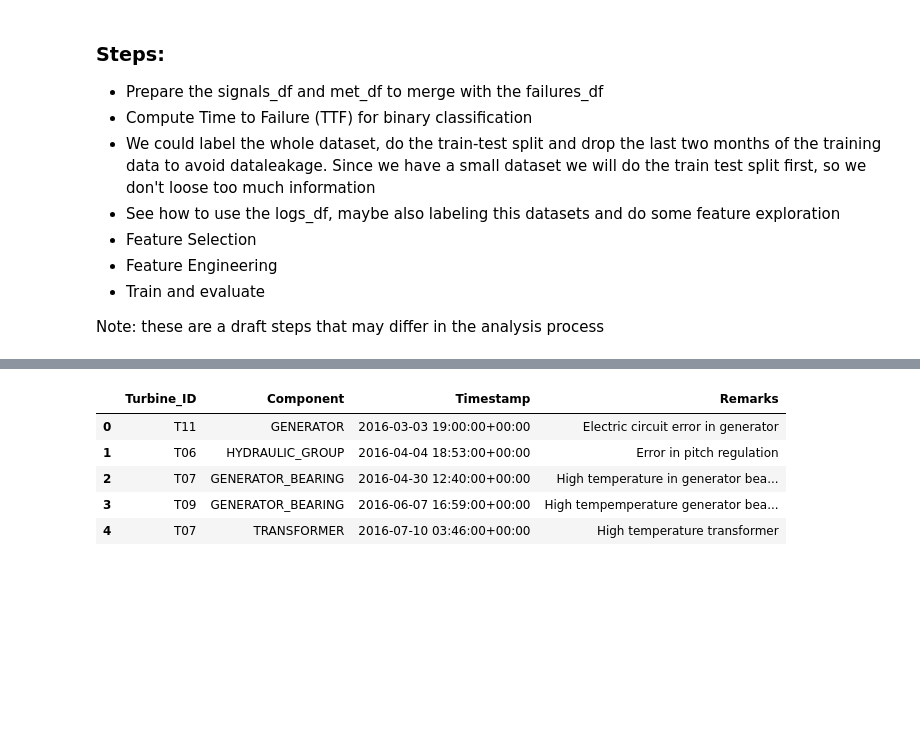
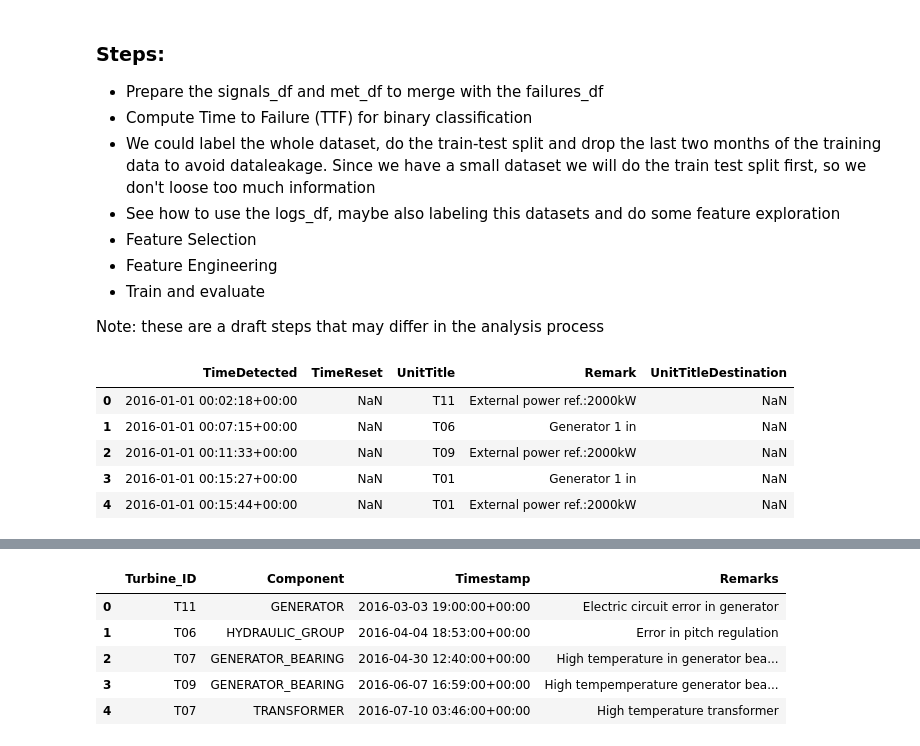
Before and after one commit to GGC17/htw, a Jupyter notebook: notebooks/Data_Preparation.ipynb, the cells around one changed output, grey strips where cells are left out. Cells and saved outputs as stored; diff of their text form; code cells hidden in the pictures; blank space fills up the shorter version.

```diff
--- a/notebooks/Data_Preparation.ipynb
+++ b/notebooks/Data_Preparation.ipynb
@@ -38,6 +36,15 @@ failures_df['Timestamp'] = pd.to_datetime(failures_df['Timestamp'])
 logs_df['TimeDetected'] = pd.to_datetime(logs_df['TimeDetected'])
 met_df['Timestamp'] = pd.to_datetime(met_df['Timestamp'])
 signals_df['Timestamp'] = pd.to_datetime(signals_df['Timestamp'])
+# %%
+logs_df.head()
+# %% [output]
+|  | TimeDetected | TimeReset | UnitTitle | Remark | UnitTitleDestination |
+| 0 | 2016-01-01 00:02:18+00:00 | NaN | T11 | External power ref.:2000kW | NaN |
+| 1 | 2016-01-01 00:07:15+00:00 | NaN | T06 | Generator 1 in | NaN |
+| 2 | 2016-01-01 00:11:33+00:00 | NaN | T09 | External power ref.:2000kW | NaN |
+| 3 | 2016-01-01 00:15:27+00:00 | NaN | T01 | Generator 1 in | NaN |
+| 4 | 2016-01-01 00:15:44+00:00 | NaN | T01 | External power ref.:2000kW | NaN |
 # %%
 signals_df.head()
 # %% [output]
```
Also changed, not shown: parts of 26 cells of this notebook, 1 other file.
